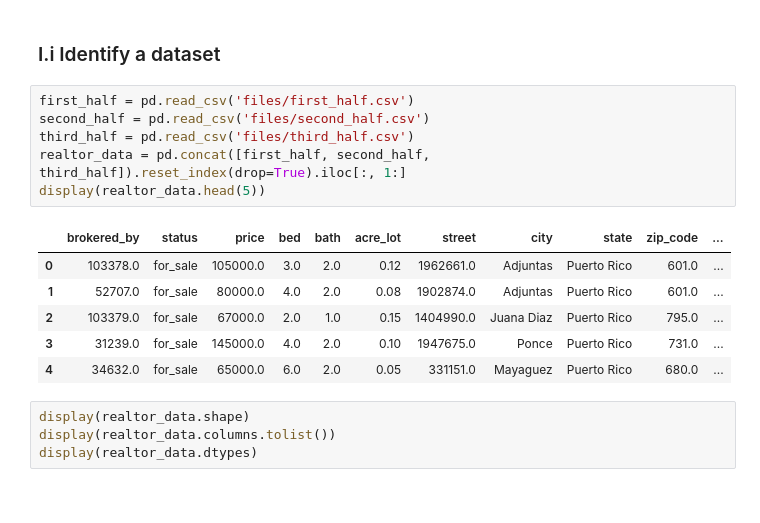
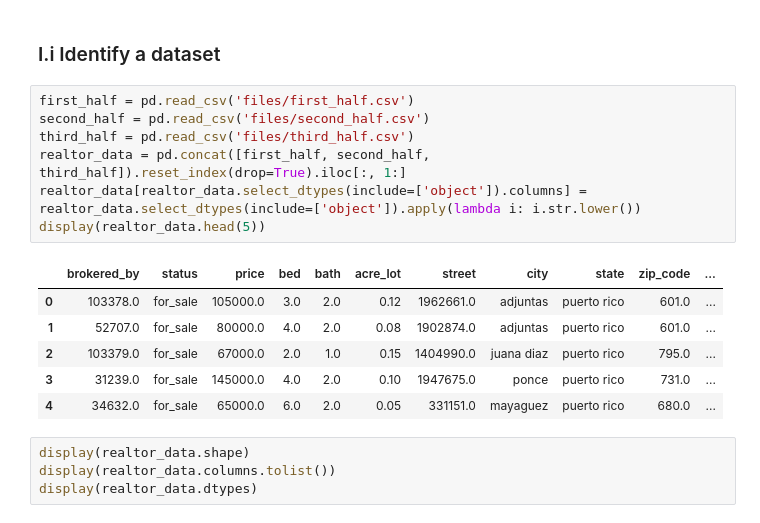
Before and after one commit to SatrunsDream/DSC148-Project, a Jupyter notebook: Case_Study.ipynb, the cells around one changed output. Cells and saved outputs as stored; diff of their text form.

Commit message:
added uni data

```diff
--- a/Case_Study.ipynb
+++ b/Case_Study.ipynb
@@ -55,16 +56,17 @@ from sklearn.cluster import DBSCAN
 # %%
 first_half = pd.read_csv('files/first_half.csv')
 second_half = pd.read_csv('files/second_half.csv')
 third_half = pd.read_csv('files/third_half.csv')
 realtor_data = pd.concat([first_half, second_half, third_half]).reset_index(drop=True).iloc[:, 1:]
+realtor_data[realtor_data.select_dtypes(include=['object']).columns] = realtor_data.select_dtypes(include=['object']).apply(lambda i: i.str.lower())
 display(realtor_data.head(5))
 # %% [output]
 |  | brokered_by | status | price | bed | bath | acre_lot | street | city | state | zip_code | ... |
-| 0 | 103378.0 | for_sale | 105000.0 | 3.0 | 2.0 | 0.12 | 1962661.0 | Adjuntas | Puerto Rico | 601.0 | ... |
-| 1 | 52707.0 | for_sale | 80000.0 | 4.0 | 2.0 | 0.08 | 1902874.0 | Adjuntas | Puerto Rico | 601.0 | ... |
-| 2 | 103379.0 | for_sale | 67000.0 | 2.0 | 1.0 | 0.15 | 1404990.0 | Juana Diaz | Puerto Rico | 795.0 | ... |
-| 3 | 31239.0 | for_sale | 145000.0 | 4.0 | 2.0 | 0.10 | 1947675.0 | Ponce | Puerto Rico | 731.0 | ... |
-| 4 | 34632.0 | for_sale | 65000.0 | 6.0 | 2.0 | 0.05 | 331151.0 | Mayaguez | Puerto Rico | 680.0 | ... |
+| 0 | 103378.0 | for_sale | 105000.0 | 3.0 | 2.0 | 0.12 | 1962661.0 | adjuntas | puerto rico | 601.0 | ... |
+| 1 | 52707.0 | for_sale | 80000.0 | 4.0 | 2.0 | 0.08 | 1902874.0 | adjuntas | puerto rico | 601.0 | ... |
+| 2 | 103379.0 | for_sale | 67000.0 | 2.0 | 1.0 | 0.15 | 1404990.0 | juana diaz | puerto rico | 795.0 | ... |
+| 3 | 31239.0 | for_sale | 145000.0 | 4.0 | 2.0 | 0.10 | 1947675.0 | ponce | puerto rico | 731.0 | ... |
+| 4 | 34632.0 | for_sale | 65000.0 | 6.0 | 2.0 | 0.05 | 331151.0 | mayaguez | puerto rico | 680.0 | ... |
 # %%
 display(realtor_data.shape)
 display(realtor_data.columns.tolist())
```
Also changed, not shown: parts of 19 cells of this notebook, 5 other files.
